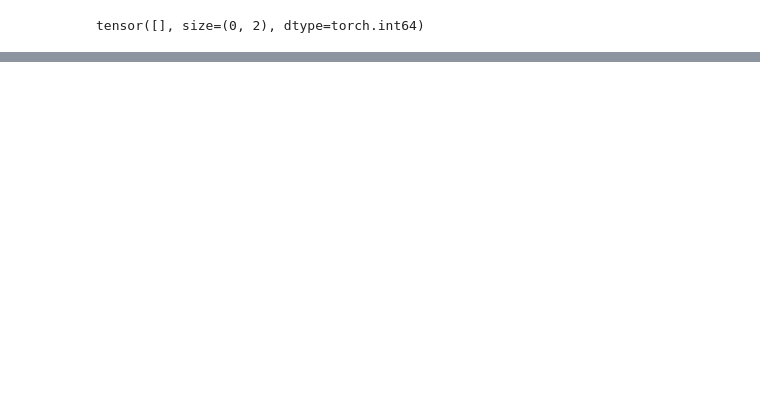
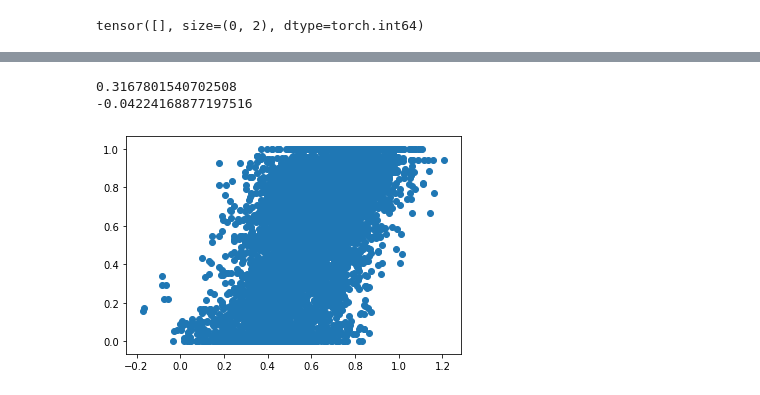
Before and after one commit to kylecshan/xplore_idm, a Jupyter notebook: train_predictor.ipynb, the cells around one changed output, grey strips where cells are left out. Drawn from its saved outputs; the diff is of its cells as text; code cells hidden in the pictures; blank space fills up the shorter version.

```diff
--- a/train_predictor.ipynb
+++ b/train_predictor.ipynb
@@ -214,0 +255,16 @@ array([[ 0.09836066,  0.09836066,  0.13114753, ...,  0.1147541 ,
+# %%
+clf = Ridge(alpha=0.01)
+arrays = [extracted_features[x, :n_features] for x in split]
+targets = [extracted_features[x, n_features:n_features+11].numpy() for x in split]
+clf.fit(arrays[0], targets[0])
+print(clf.score(arrays[0], targets[0]))
+print(clf.score(arrays[1], targets[1]))
+# %% [output]
+0.3167801540702508
+-0.04224168877197516
+# %%
+import matplotlib.pyplot as plt
+plt.scatter(clf.predict(arrays[0]), targets[0])
+plt.show()
+# %% [output]
+[figure, added]
```
Also changed, not shown: parts of 19 cells of this notebook, 6 other files.
